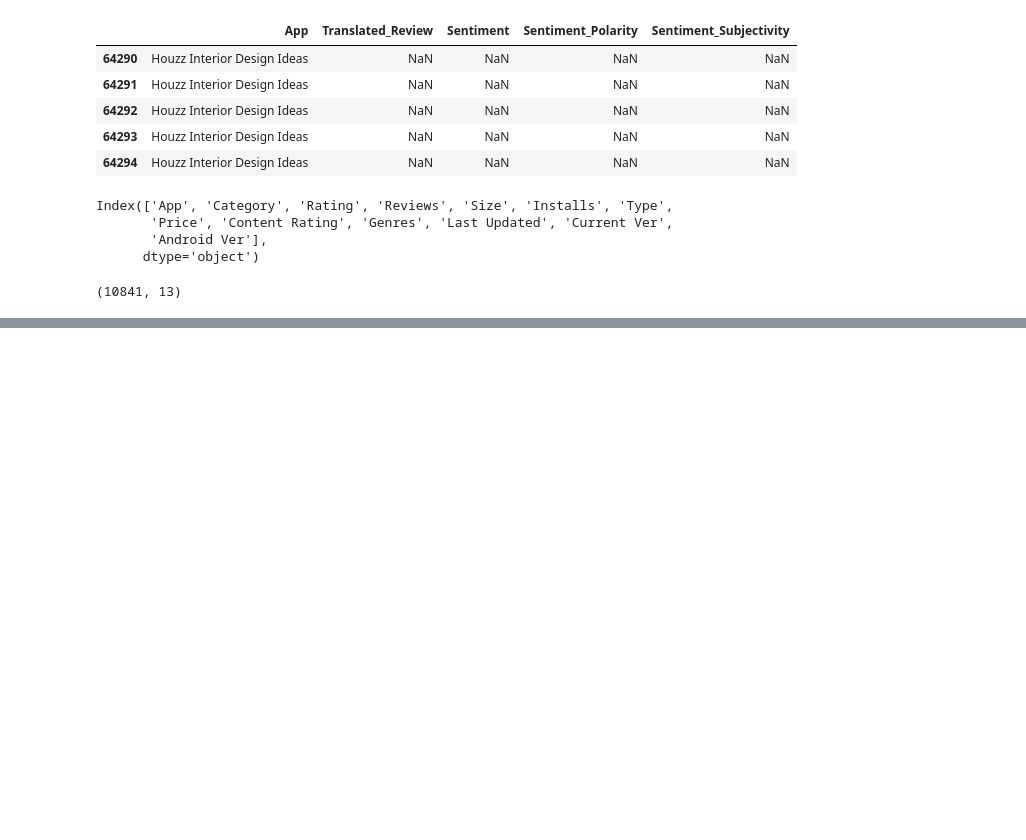
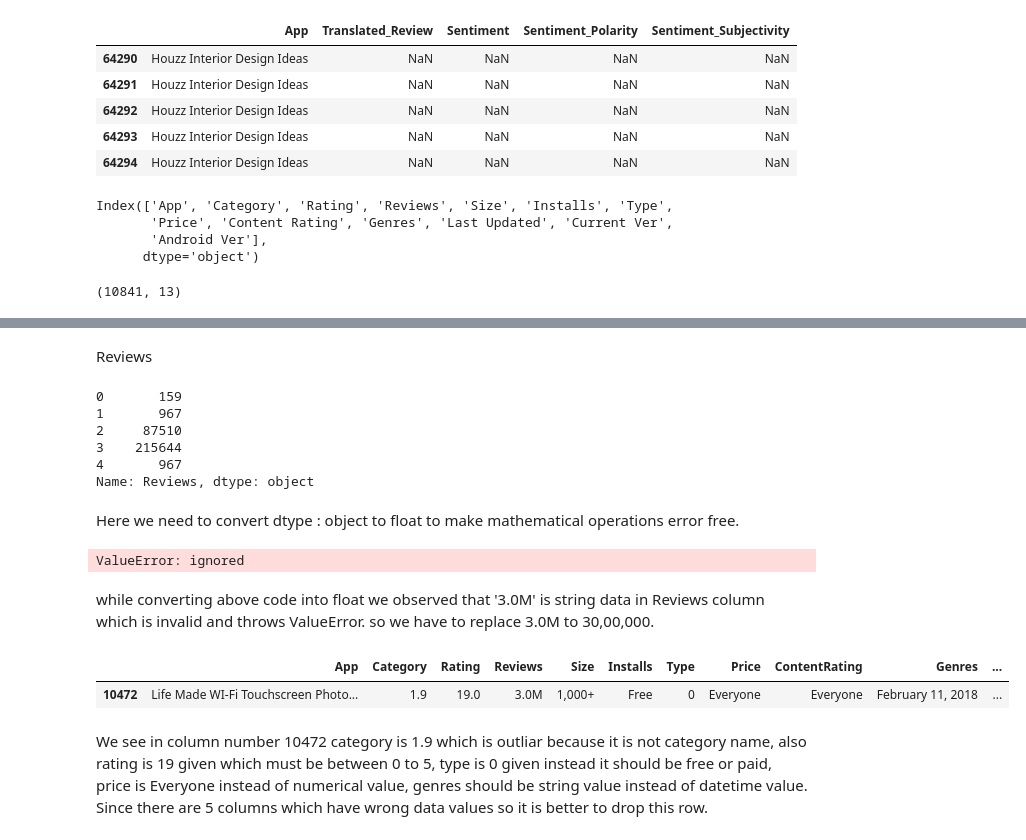
Before and after one commit to Utsav01111/Playstore_app_review_analysis, a Jupyter notebook: Utsav_Ponda_Playstore_App_review_Analysis.ipynb, the cells around one changed output, grey strips where cells are left out. Saved outputs shown, nothing was run; the diff lists cells and outputs as text; code cells hidden in the pictures; blank space fills up the shorter version.

```diff
--- a/Utsav_Ponda_Playstore_App_review_Analysis.ipynb
+++ b/Utsav_Ponda_Playstore_App_review_Analysis.ipynb
@@ -152,0 +176,3 @@ df_playstore.shape
+# %%
+# We see spaces between two words in some columns names and may throw error in operations so we removed it
+df_playstore.columns=df_playstore.columns.str.replace(' ','')
@@ -152,0 +189,3 @@ df_playstore.shape
+# %%
+# There is only one Nan value in ContentRating so we replace with 'Everyone'
+df_playstore.ContentRating.fillna(value='Everyone',inplace=True)
@@ -152,0 +196,29 @@ df_playstore.shape
+# %%
+# we replace nan values in Rating with mean rating value to avoid operational errors
+df_playstore.Rating.fillna(value=4.1,inplace=True)
+# %% [markdown]
+Reviews
+# %%
+df_playstore['Reviews'].head()
+# %% [output]
+0       159
+1       967
+2     87510
+3    215644
+4       967
+Name: Reviews, dtype: object
+# %% [markdown]
+Here we need to convert dtype : object to float to make mathematical operations error free.
+# %%
+df_playstore['Reviews'].astype(float)
+# %% [output]
+ValueError: ignored
+# %% [markdown]
+while converting above code into float we observed that '3.0M' is string data in Reviews column which is invalid and throws ValueError.
+so we have to replace 3.0M to 30,00,000.
+# %%
+# lets first find column number to replace into actual value
+df_playstore[df_playstore['Reviews']=='3.0M']
+# %% [output]
+|  | App | Category | Rating | Reviews | Size | Installs | Type | Price | ContentRating | Genres | ... |
+| 10472 | Life Made WI-Fi Touchscreen Photo... | 1.9 | 19.0 | 3.0M | 1,000+ | Free | 0 | Everyone | Everyone | February 11, 2018 | ... |
@@ -152,0 +227,2 @@ df_playstore.shape
+# %% [markdown]
+We see in column number 10472 category is 1.9 which is outliar because it is not category name, also rating is 19 given which must be between 0 to 5, type is 0 given instead it should be free or paid, price is Everyone  instead of numerical value, genres should be string value instead of datetime value. Since there are 5 columns which have wrong data values so it is better to drop this row.
```
Also changed, not shown: parts of 27 cells of this notebook.
